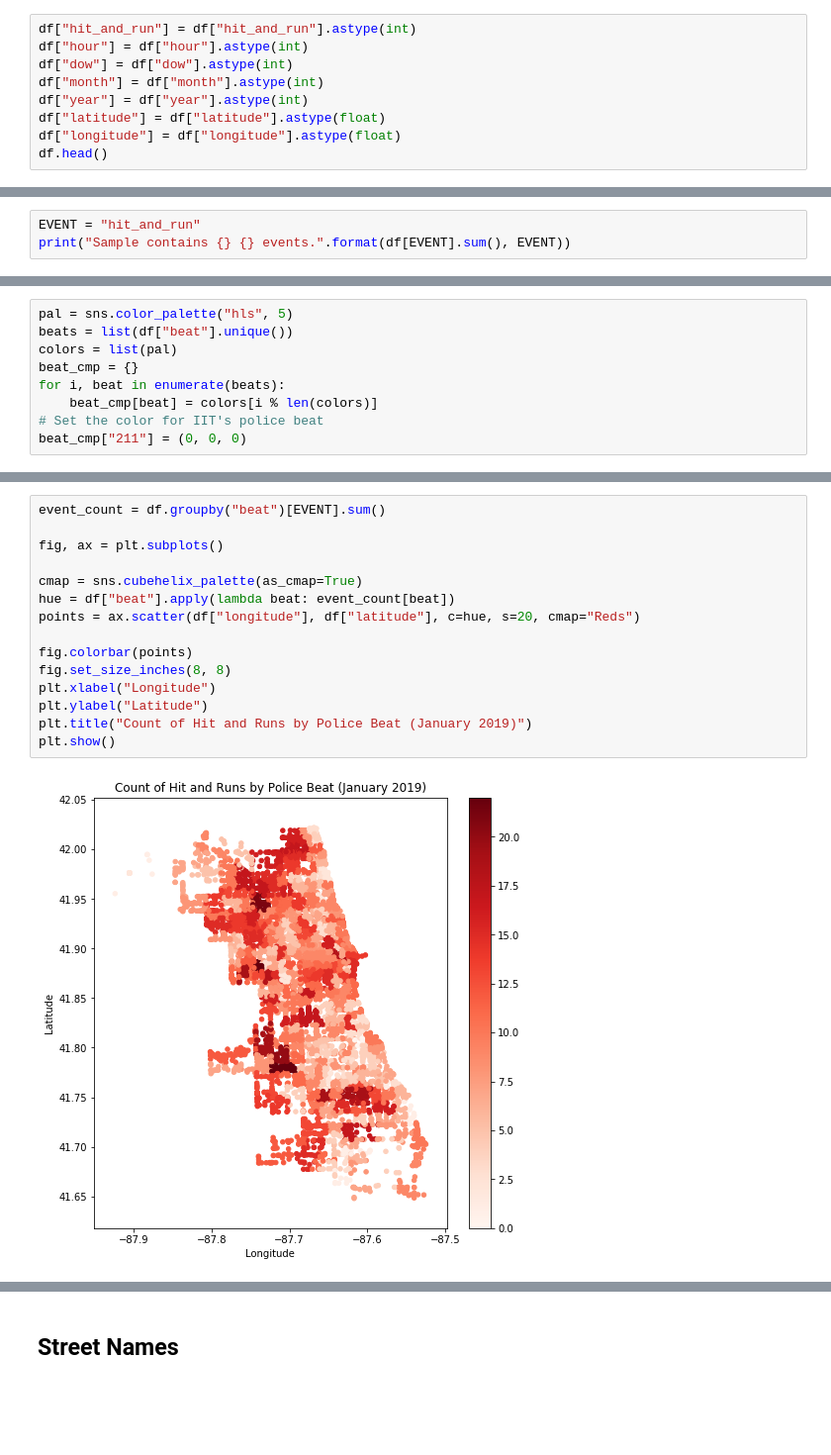
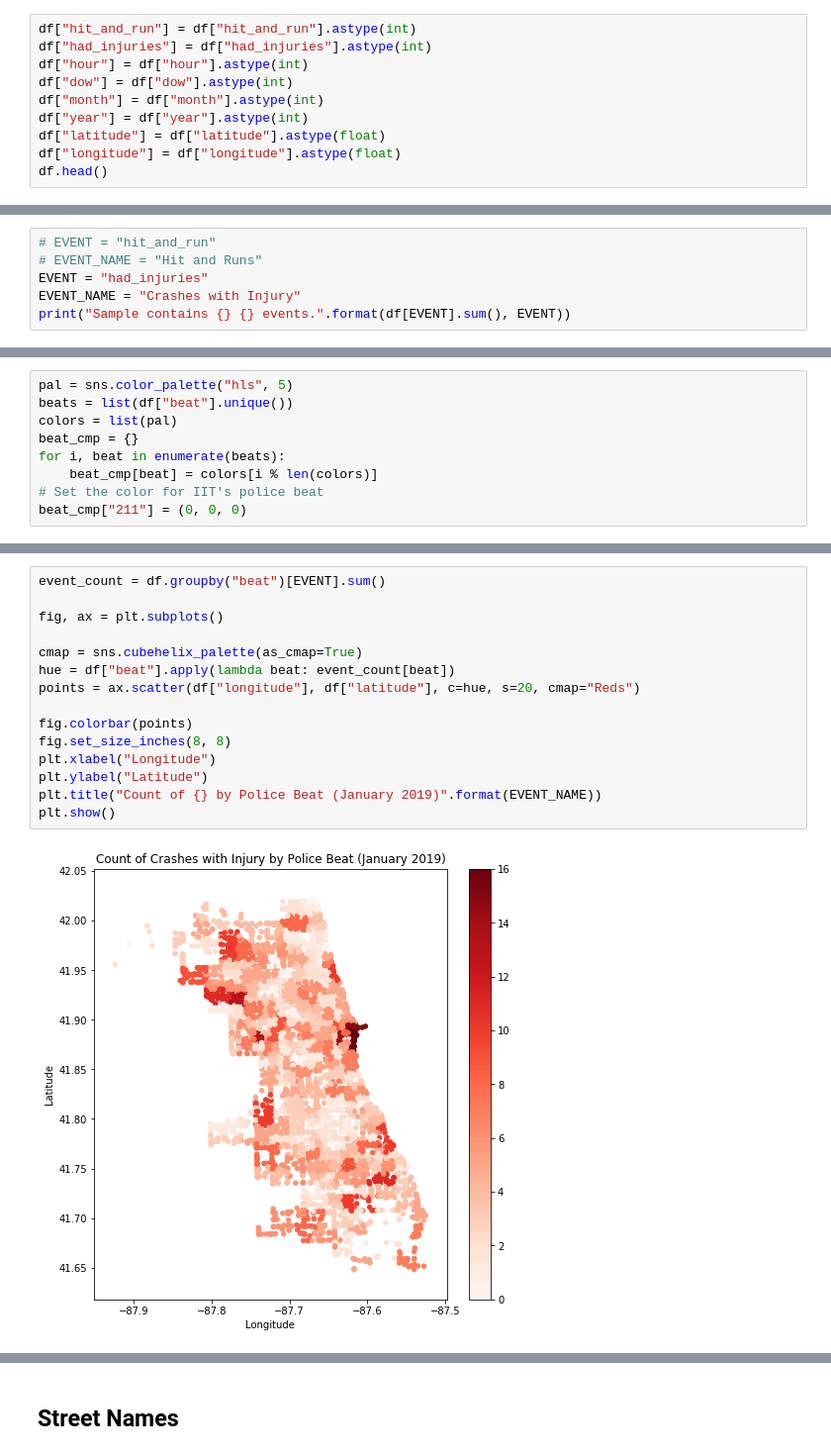
Before and after one commit to vingkan/crash, a Jupyter notebook: Open Data Spatial Visualization.ipynb, the cells around one changed output, grey strips where cells are left out. Shown at 99% size. Drawn from its saved outputs; the diff is of its cells as text; blank space fills up the shorter version.

```diff
--- a/Open Data Spatial Visualization.ipynb
+++ b/Open Data Spatial Visualization.ipynb
@@ -47,6 +49,7 @@ Fetched 9019 records.
 Missing values in 0 records.
 # %%
 df["hit_and_run"] = df["hit_and_run"].astype(int)
+df["had_injuries"] = df["had_injuries"].astype(int)
 df["hour"] = df["hour"].astype(int)
 df["dow"] = df["dow"].astype(int)
 df["month"] = df["month"].astype(int)
@@ -64,4 +67,7 @@ df.head()
 # %%
-EVENT = "hit_and_run"
+# EVENT = "hit_and_run"
+# EVENT_NAME = "Hit and Runs"
+EVENT = "had_injuries"
+EVENT_NAME = "Crashes with Injury"
 print("Sample contains {} {} events.".format(df[EVENT].sum(), EVENT))
 # %% [output]
@@ -119,20 +125,20 @@ plt.show()
 # %%
 event_count = df.groupby("beat")[EVENT].sum()
 
 fig, ax = plt.subplots()
 
 cmap = sns.cubehelix_palette(as_cmap=True)
 hue = df["beat"].apply(lambda beat: event_count[beat])
 points = ax.scatter(df["longitude"], df["latitude"], c=hue, s=20, cmap="Reds")
 
 fig.colorbar(points)
 fig.set_size_inches(8, 8)
 plt.xlabel("Longitude")
 plt.ylabel("Latitude")
-plt.title("Count of Hit and Runs by Police Beat (January 2019)")
+plt.title("Count of {} by Police Beat (January 2019)".format(EVENT_NAME))
 plt.show()
 # %% [output]
-[figure, old version]
+[figure, new version]
 # %%
 event_proportion = df.groupby("beat")[EVENT].mean()
 
```
Also changed, not shown: parts of 15 cells of this notebook.
